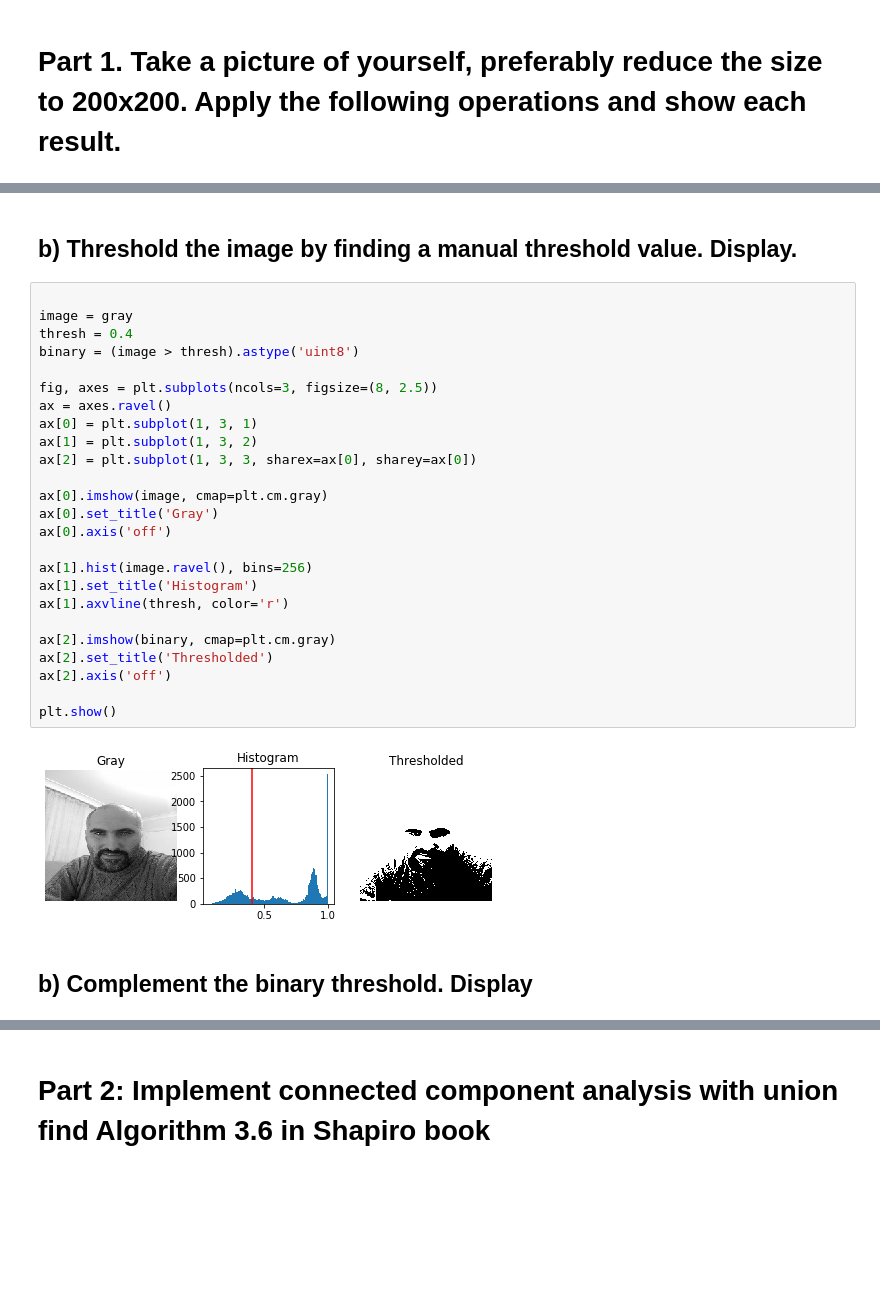
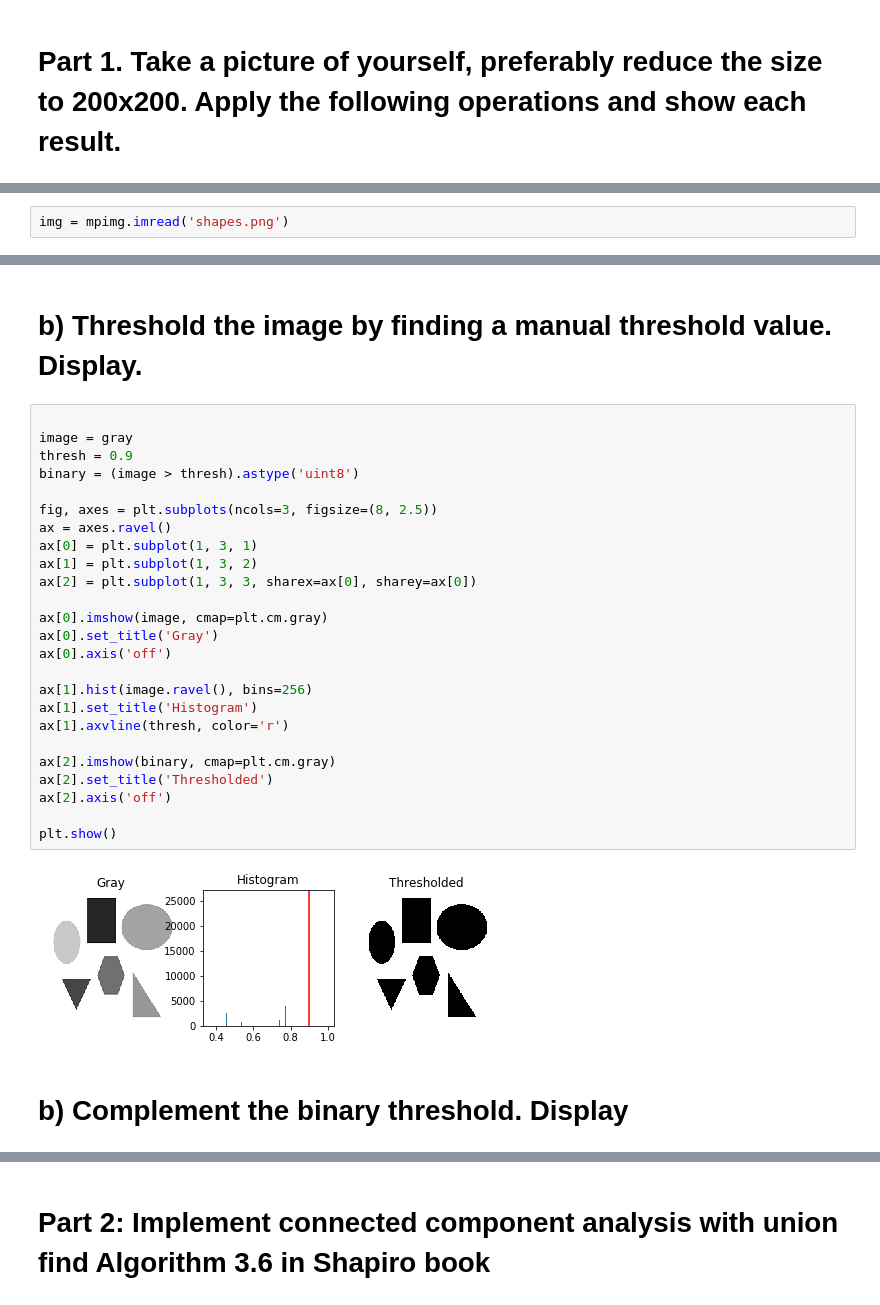
Before and after one commit to muratkakun/Machine-Learning, a Jupyter notebook: CSE563_HW1.ipynb, the cells around one changed output, grey strips where cells are left out. Saved outputs shown, nothing was run; the diff lists cells and outputs as text; blank space fills up the shorter version.

```diff
--- a/CSE563_HW1.ipynb
+++ b/CSE563_HW1.ipynb
@@ -15,3 +14,5 @@ img = mpimg.imread('D:\\users\\922155\\Desktop\YL DOSYALARI\\CSE563 HW1\\image.j
+# %%
+img = mpimg.imread('shapes.png')
 # %%
 
 gray = rgb2gray(img)
@@ -31,34 +32,34 @@ plt.show()
 # %% [markdown]
-## b) Threshold the image by finding a manual threshold value. Display.
+# b) Threshold the image by finding a manual threshold value. Display.
 # %%
 
 image = gray
-thresh = 0.4
+thresh = 0.9
 binary = (image > thresh).astype('uint8')
 
 fig, axes = plt.subplots(ncols=3, figsize=(8, 2.5))
 ax = axes.ravel()
 ax[0] = plt.subplot(1, 3, 1)
 ax[1] = plt.subplot(1, 3, 2)
 ax[2] = plt.subplot(1, 3, 3, sharex=ax[0], sharey=ax[0])
 
 ax[0].imshow(image, cmap=plt.cm.gray)
 ax[0].set_title('Gray')
 ax[0].axis('off')
 
 ax[1].hist(image.ravel(), bins=256)
 ax[1].set_title('Histogram')
 ax[1].axvline(thresh, color='r')
 
 ax[2].imshow(binary, cmap=plt.cm.gray)
 ax[2].set_title('Thresholded')
 ax[2].axis('off')
 
 plt.show()
 # %% [output]
-[figure, old version]
+[figure, new version]
 # %% [markdown]
-## b) Complement the binary threshold. Display
+# b) Complement the binary threshold. Display
 # %%
 from skimage import util
 
```
Also changed, not shown: parts of 22 cells of this notebook.
